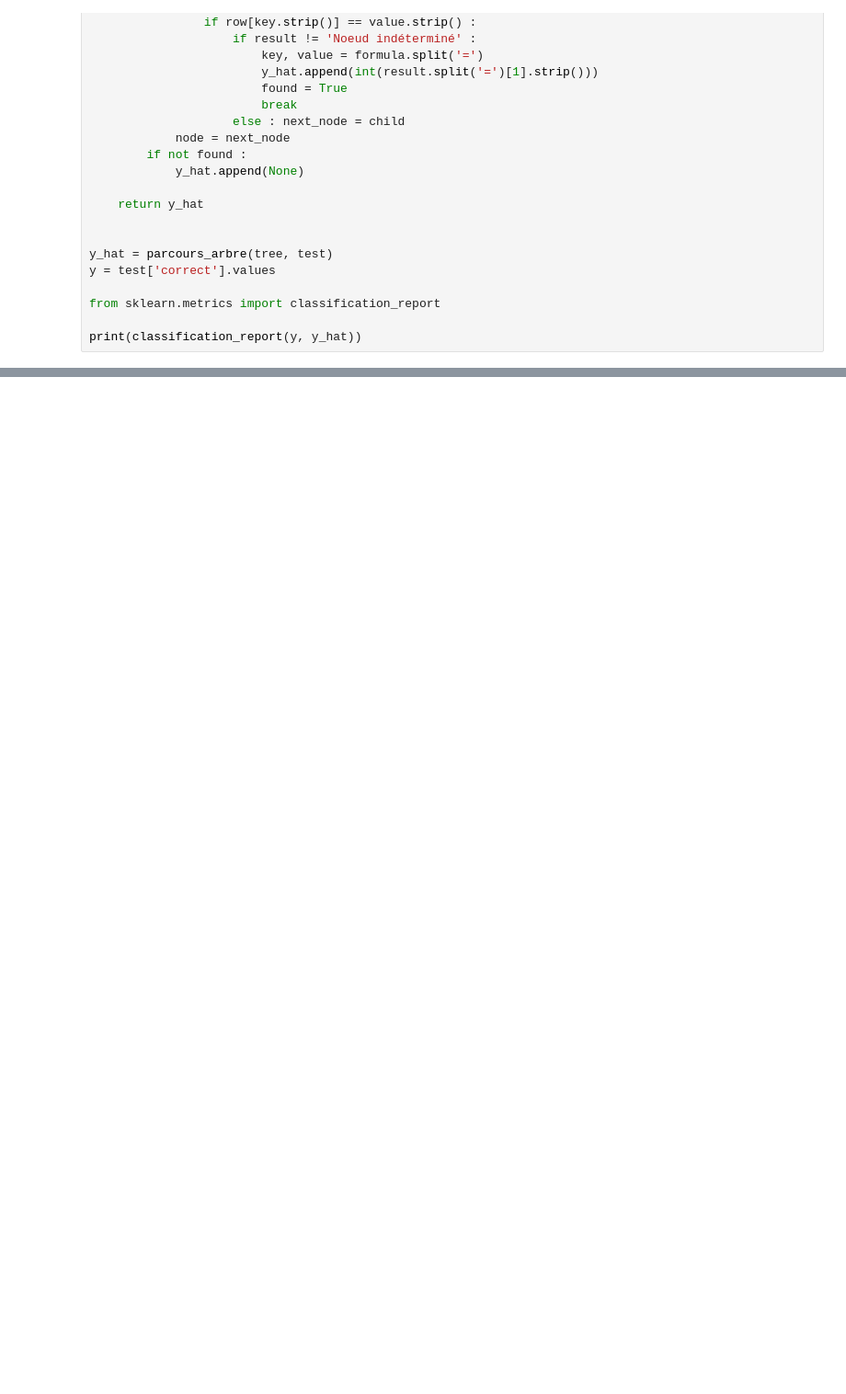
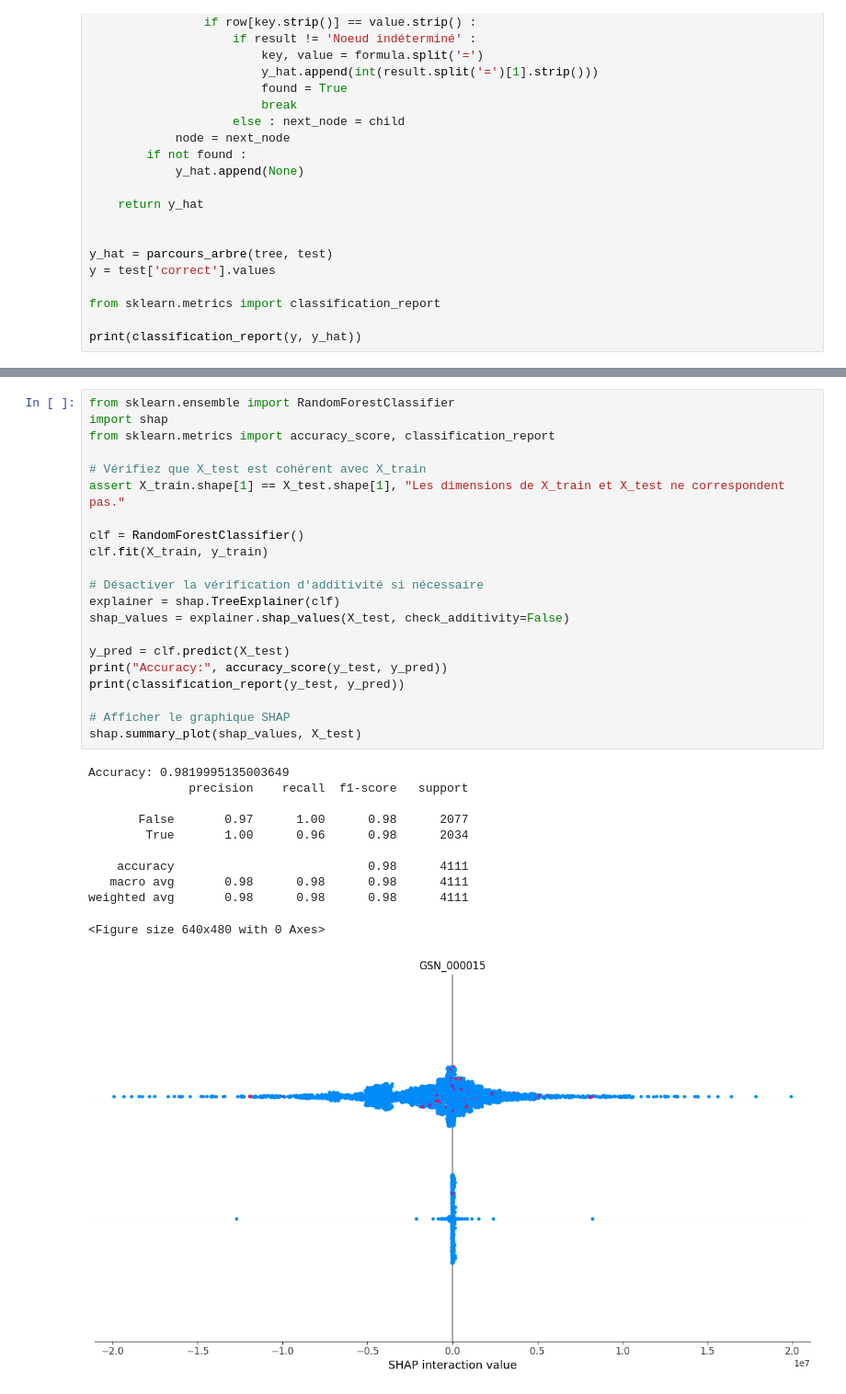
Before and after one commit to JulesVoyer/PDI, a Jupyter notebook: Traitement.ipynb, the cells around one changed output, grey strips where cells are left out. Shown at 92% size. Cells and saved outputs as stored; diff of their text form; blank space fills up the shorter version.

```diff
--- a/Traitement.ipynb
+++ b/Traitement.ipynb
@@ -633,0 +653,33 @@ print(classification_report(y_test, y_pred))
+# %%
+from sklearn.ensemble import RandomForestClassifier
+import shap
+from sklearn.metrics import accuracy_score, classification_report
+
+# Vérifiez que X_test est cohérent avec X_train
+assert X_train.shape[1] == X_test.shape[1], "Les dimensions de X_train et X_test ne correspondent pas."
+
+clf = RandomForestClassifier()
+clf.fit(X_train, y_train)
+
+# Désactiver la vérification d'additivité si nécessaire
+explainer = shap.TreeExplainer(clf)
+shap_values = explainer.shap_values(X_test, check_additivity=False)
+
+y_pred = clf.predict(X_test)
+print("Accuracy:", accuracy_score(y_test, y_pred))
+print(classification_report(y_test, y_pred))
+
+# Afficher le graphique SHAP
+shap.summary_plot(shap_values, X_test)
+# %% [output]
+Accuracy: 0.9819995135003649
+              precision    recall  f1-score   support
+
+       False       0.97      1.00      0.98      2077
+        True       1.00      0.96      0.98      2034
+
+    accuracy                           0.98      4111
+   macro avg       0.98      0.98      0.98      4111
+weighted avg       0.98      0.98      0.98      4111
+<Figure size 640x480 with 0 Axes>
+[figure, added]
```
Also changed, not shown: parts of 11 cells of this notebook, 3 other files.
